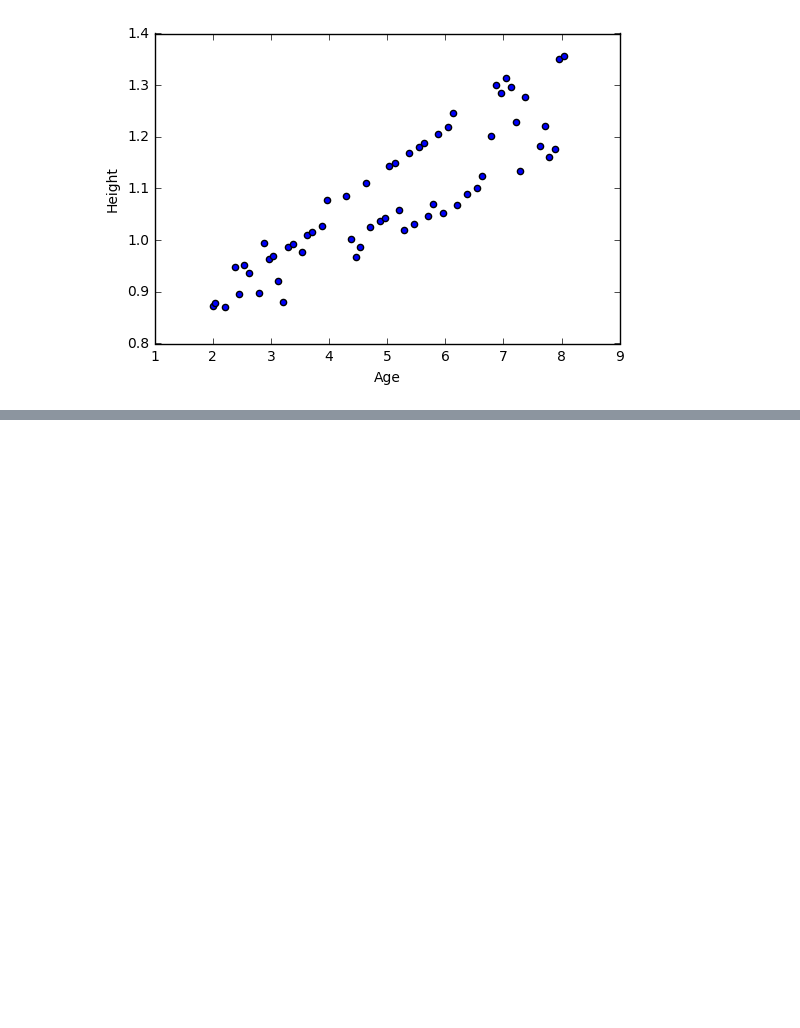
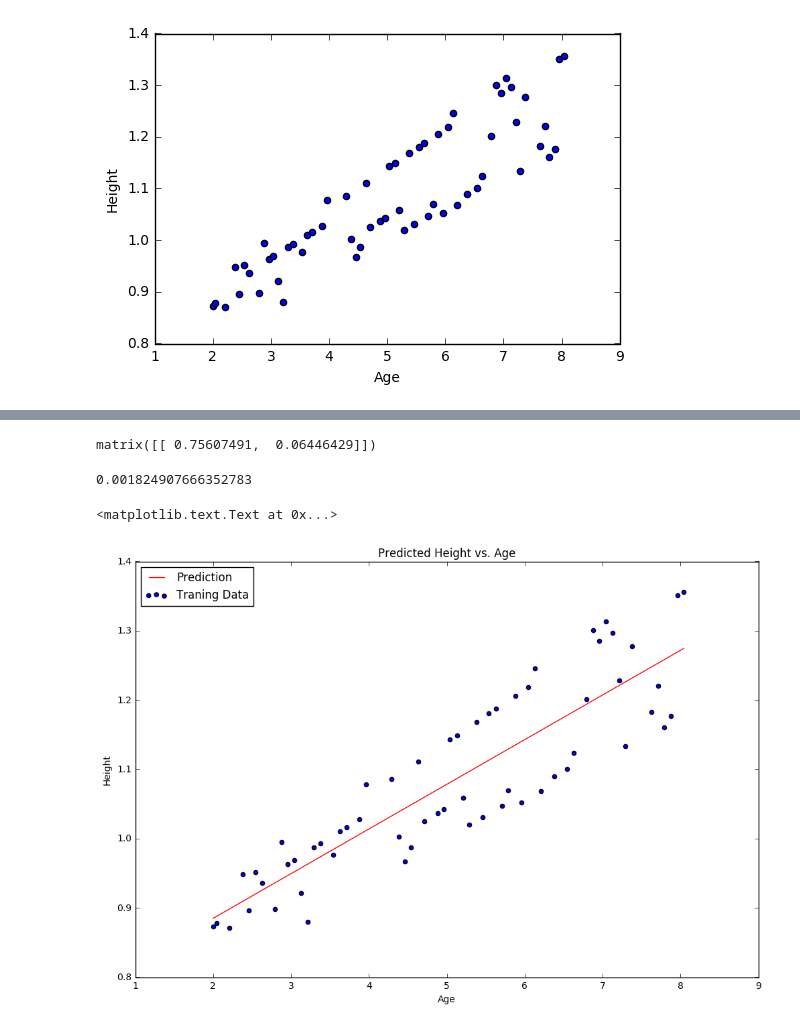
Before and after one commit to gvibhor/Data-Science, a Jupyter notebook: day 3/Logistic Regrassion.ipynb, the cells around one changed output, grey strips where cells are left out. Saved outputs shown, nothing was run; the diff lists cells and outputs as text; code cells hidden in the pictures; blank space fills up the shorter version.

```diff
--- a/day 3/Logistic Regrassion.ipynb
+++ b/day 3/Logistic Regrassion.ipynb
@@ -75,0 +73,40 @@ ValueError: shapes (100,3) and (2,1) not aligned: 3 (dim 1) != 2 (dim 0)
+# %%
+def gradientDescent(X, y, theta, alpha, iters):
+    temp = np.matrix(np.zeros(theta.shape))
+    parameters = int(theta.ravel().shape[1])
+    cost = np.zeros(iters)
+
+    for i in range(iters):
+        error = (X * theta.T) - y
+
+        for j in range(parameters):
+            term = np.multiply(error, X[:,j])
+            temp[0,j] = theta[0,j] - ((alpha / len(X)) * np.sum(term))
+
+        theta = temp
+        cost[i] = computeCost(X, y, theta)
+
+    return theta, cost
+# %%
+g, cost = gradientDescent(X, y, theta, alpha, max_iter)
+g
+# %% [output]
+matrix([[ 0.75607491,  0.06446429]])
+# %%
+computeCost(X, y, g)
+# %% [output]
+0.001824907666352783
+# %%
+x = np.linspace(girls_train_data.age.min(), girls_train_data.age.max(), 100)
+f = g[0, 0] + (g[0, 1] * x)
+
+fig, ax = plt.subplots(figsize=(12,8))
+ax.plot(x, f, 'r', label='Prediction')
+ax.scatter(girls_train_data.age, girls_train_data.height, label='Traning Data')
+ax.legend(loc=2)
+ax.set_xlabel('Age')
+ax.set_ylabel('Height')
+ax.set_title('Predicted Height vs. Age')
+# %% [output]
+<matplotlib.text.Text at 0x...>
+[figure, added]
```
Also changed, not shown: parts of 5 cells of this notebook.
